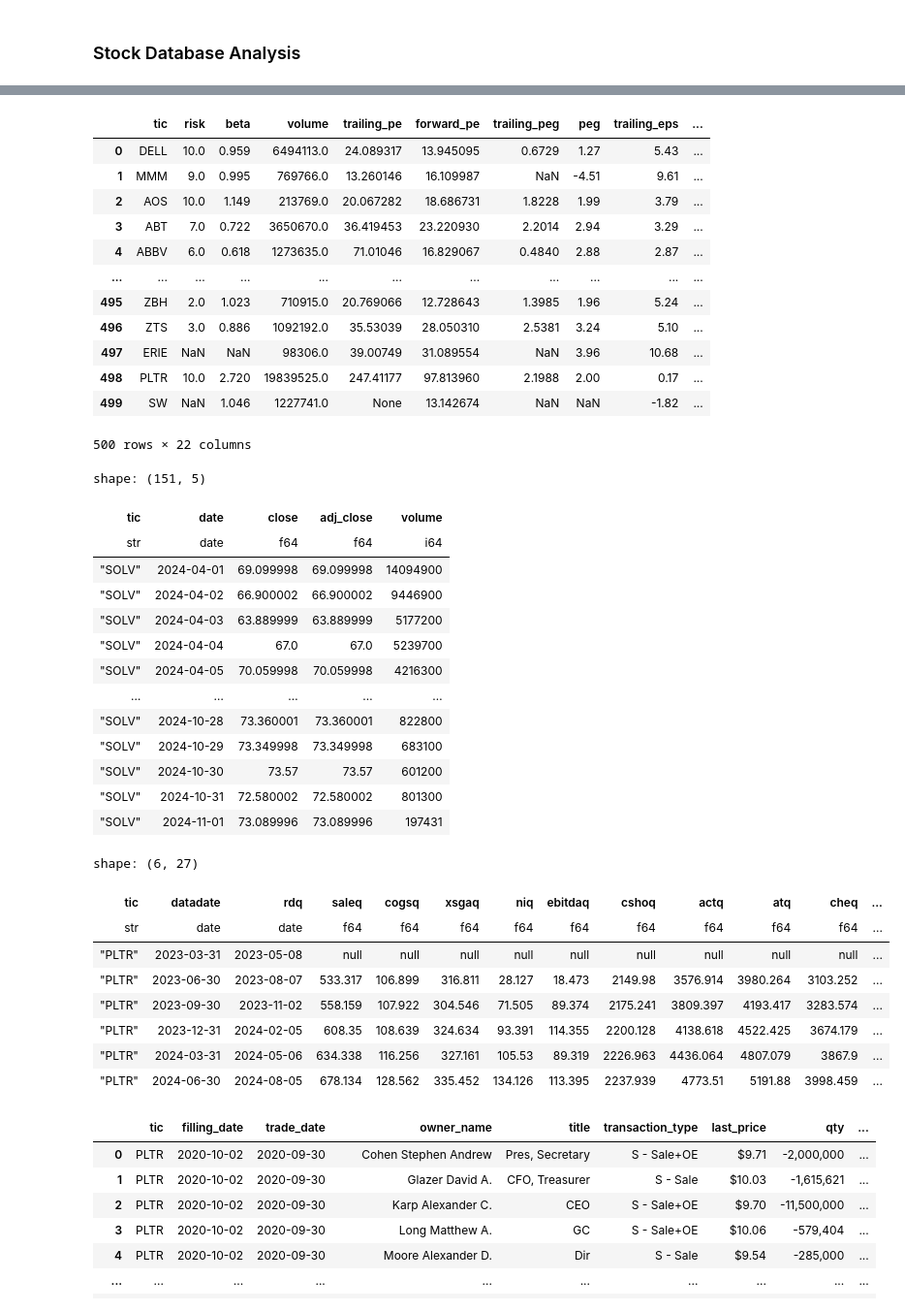
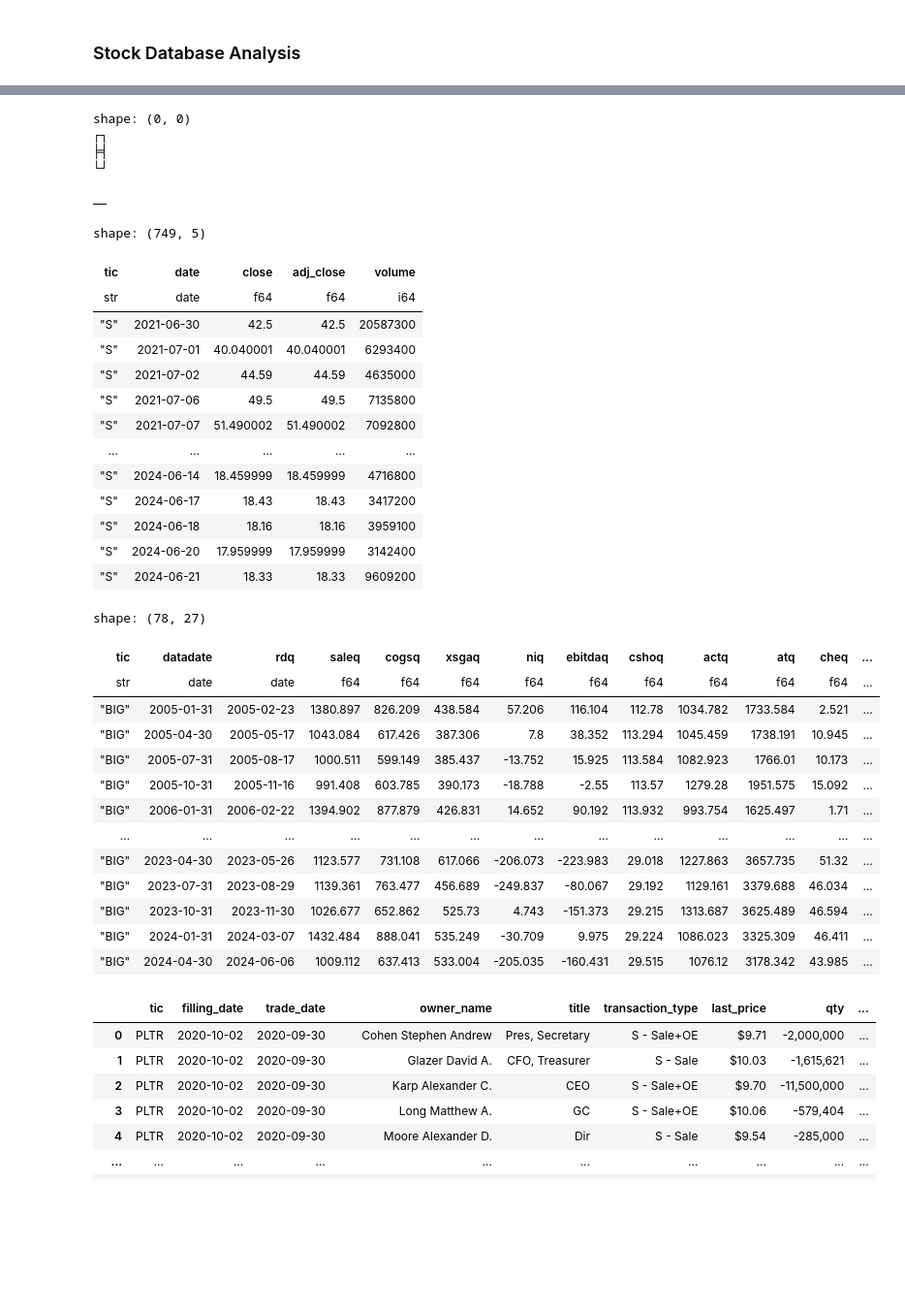
Before and after one commit to francisco3511/stocksense, a Jupyter notebook: notebooks/db_analysis.ipynb, the cells around one changed output, grey strips where cells are left out. Shown: that part at 97% size. Cells and saved outputs as stored; diff of their text form; code cells hidden in the pictures; blank space fills up the shorter version.

```diff
--- a/notebooks/db_analysis.ipynb
+++ b/notebooks/db_analysis.ipynb
@@ -26,50 +9,50 @@ shape: (940, 6)
+# %%
+db.fetch_info(tic="BIG")
+# %% [output]
+shape: (0, 0)
+┌┐
+╞╡
+└┘
 # %%
-db.fetch_info().to_pandas()
+db.fetch_info(tic="BIG").to_pandas()
 # %% [output]
-|  | tic | risk | beta | volume | trailing_pe | forward_pe | trailing_peg | peg | trailing_eps | ... |
-| 0 | DELL | 10.0 | 0.959 | 6494113.0 | 24.089317 | 13.945095 | 0.6729 | 1.27 | 5.43 | ... |
-| 1 | MMM | 9.0 | 0.995 | 769766.0 | 13.260146 | 16.109987 | NaN | -4.51 | 9.61 | ... |
-| 2 | AOS | 10.0 | 1.149 | 213769.0 | 20.067282 | 18.686731 | 1.8228 | 1.99 | 3.79 | ... |
-| 3 | ABT | 7.0 | 0.722 | 3650670.0 | 36.419453 | 23.220930 | 2.2014 | 2.94 | 3.29 | ... |
-| 4 | ABBV | 6.0 | 0.618 | 1273635.0 | 71.01046 | 16.829067 | 0.4840 | 2.88 | 2.87 | ... |
-| ... | ... | ... | ... | ... | ... | ... | ... | ... | ... | ... |
-| 495 | ZBH | 2.0 | 1.023 | 710915.0 | 20.769066 | 12.728643 | 1.3985 | 1.96 | 5.24 | ... |
-| 496 | ZTS | 3.0 | 0.886 | 1092192.0 | 35.53039 | 28.050310 | 2.5381 | 3.24 | 5.10 | ... |
-| 497 | ERIE | NaN | NaN | 98306.0 | 39.00749 | 31.089554 | NaN | 3.96 | 10.68 | ... |
-| 498 | PLTR | 10.0 | 2.720 | 19839525.0 | 247.41177 | 97.813960 | 2.1988 | 2.00 | 0.17 | ... |
-| 499 | SW | NaN | 1.046 | 1227741.0 | None | 13.142674 | NaN | NaN | -1.82 | ... |
+|  |
-500 rows × 22 columns
 # %%
-mdf = db.fetch_market_data("SOLV")
+mdf = db.fetch_market_data("S").sort(by=["date"])
 mdf
 # %% [output]
-shape: (151, 5)
+shape: (749, 5)
 | tic | date | close | adj_close | volume |
 | str | date | f64 | f64 | i64 |
-| "SOLV" | 2024-04-01 | 69.099998 | 69.099998 | 14094900 |
-| "SOLV" | 2024-04-02 | 66.900002 | 66.900002 | 9446900 |
-| "SOLV" | 2024-04-03 | 63.889999 | 63.889999 | 5177200 |
-| "SOLV" | 2024-04-04 | 67.0 | 67.0 | 5239700 |
-| "SOLV" | 2024-04-05 | 70.059998 | 70.059998 | 4216300 |
+| "S" | 2021-06-30 | 42.5 | 42.5 | 20587300 |
+| "S" | 2021-07-01 | 40.040001 | 40.040001 | 6293400 |
+| "S" | 2021-07-02 | 44.59 | 44.59 | 4635000 |
+| "S" | 2021-07-06 | 49.5 | 49.5 | 7135800 |
+| "S" | 2021-07-07 | 51.490002 | 51.490002 | 7092800 |
 | … | … | … | … | … |
-| "SOLV" | 2024-10-28 | 73.360001 | 73.360001 | 822800 |
-| "SOLV" | 2024-10-29 | 73.349998 | 73.349998 | 683100 |
-| "SOLV" | 2024-10-30 | 73.57 | 73.57 | 601200 |
-| "SOLV" | 2024-10-31 | 72.580002 | 72.580002 | 801300 |
-| "SOLV" | 2024-11-01 | 73.089996 | 73.089996 | 197431 |
+| "S" | 2024-06-14 | 18.459999 | 18.459999 | 4716800 |
+| "S" | 2024-06-17 | 18.43 | 18.43 | 3417200 |
+| "S" | 2024-06-18 | 18.16 | 18.16 | 3959100 |
+| "S" | 2024-06-20 | 17.959999 | 17.959999 | 3142400 |
+| "S" | 2024-06-21 | 18.33 | 18.33 | 9609200 |
 # %%
-fdf = db.fetch_financial_data("PLTR")
+fdf = db.fetch_financial_data("BIG")
 fdf
 # %% [output]
-shape: (6, 27)
+shape: (78, 27)
 | tic | datadate | rdq | saleq | cogsq | xsgaq | niq | ebitdaq | cshoq | actq | atq | cheq | ... |
 | str | date | date | f64 | f64 | f64 | f64 | f64 | f64 | f64 | f64 | f64 | ... |
-| "PLTR" | 2023-03-31 | 2023-05-08 | null | null | null | null | null | null | null | null | null | ... |
-| "PLTR" | 2023-06-30 | 2023-08-07 | 533.317 | 106.899 | 316.811 | 28.127 | 18.473 | 2149.98 | 3576.914 | 3980.264 | 3103.252 | ... |
-| "PLTR" | 2023-09-30 | 2023-11-02 | 558.159 | 107.922 | 304.546 | 71.505 | 89.374 | 2175.241 | 3809.397 | 4193.417 | 3283.574 | ... |
-| "PLTR" | 2023-12-31 | 2024-02-05 | 608.35 | 108.639 | 324.634 | 93.391 | 114.355 | 2200.128 | 4138.618 | 4522.425 | 3674.179 | ... |
-| "PLTR" | 2024-03-31 | 2024-05-06 | 634.338 | 116.256 | 327.161 | 105.53 | 89.319 | 2226.963 | 4436.064 | 4807.079 | 3867.9 | ... |
-| "PLTR" | 2024-06-30 | 2024-08-05 | 678.134 | 128.562 | 335.452 | 134.126 | 113.395 | 2237.939 | 4773.51 | 5191.88 | 3998.459 | ... |
+| "BIG" | 2005-01-31 | 2005-02-23 | 1380.897 | 826.209 | 438.584 | 57.206 | 116.104 | 112.78 | 1034.782 | 1733.584 | 2.521 | ... |
+| "BIG" | 2005-04-30 | 2005-05-17 | 1043.084 | 617.426 | 387.306 | 7.8 | 38.352 | 113.294 | 1045.459 | 1738.191 | 10.945 | ... |
+| "BIG" | 2005-07-31 | 2005-08-17 | 1000.511 | 599.149 | 385.437 | -13.752 | 15.925 | 113.584 | 1082.923 | 1766.01 | 10.173 | ... |
+| "BIG" | 2005-10-31 | 2005-11-16 | 991.408 | 603.785 | 390.173 | -18.788 | -2.55 | 113.57 | 1279.28 | 1951.575 | 15.092 | ... |
+| "BIG" | 2006-01-31 | 2006-02-22 | 1394.902 | 877.879 | 426.831 | 14.652 | 90.192 | 113.932 | 993.754 | 1625.497 | 1.71 | ... |
+| … | … | … | … | … | … | … | … | … | … | … | … | ... |
+| "BIG" | 2023-04-30 | 2023-05-26 | 1123.577 | 731.108 | 617.066 | -206.073 | -223.983 | 29.018 | 1227.863 | 3657.735 | 51.32 | ... |
+| "BIG" | 2023-07-31 | 2023-08-29 | 1139.361 | 763.477 | 456.689 | -249.837 | -80.067 | 29.192 | 1129.161 | 3379.688 | 46.034 | ... |
+| "BIG" | 2023-10-31 | 2023-11-30 | 1026.677 | 652.862 | 525.73 | 4.743 | -151.373 | 29.215 | 1313.687 | 3625.489 | 46.594 | ... |
+| "BIG" | 2024-01-31 | 2024-03-07 | 1432.484 | 888.041 | 535.249 | -30.709 | 9.975 | 29.224 | 1086.023 | 3325.309 | 46.411 | ... |
+| "BIG" | 2024-04-30 | 2024-06-06 | 1009.112 | 637.413 | 533.004 | -205.035 | -160.431 | 29.515 | 1076.12 | 3178.342 | 43.985 | ... |
 # %%
 db.fetch_insider_data("PLTR").to_pandas()
 # %% [output]
```
Also changed, not shown: parts of 2 cells of this notebook, 19 other files.
